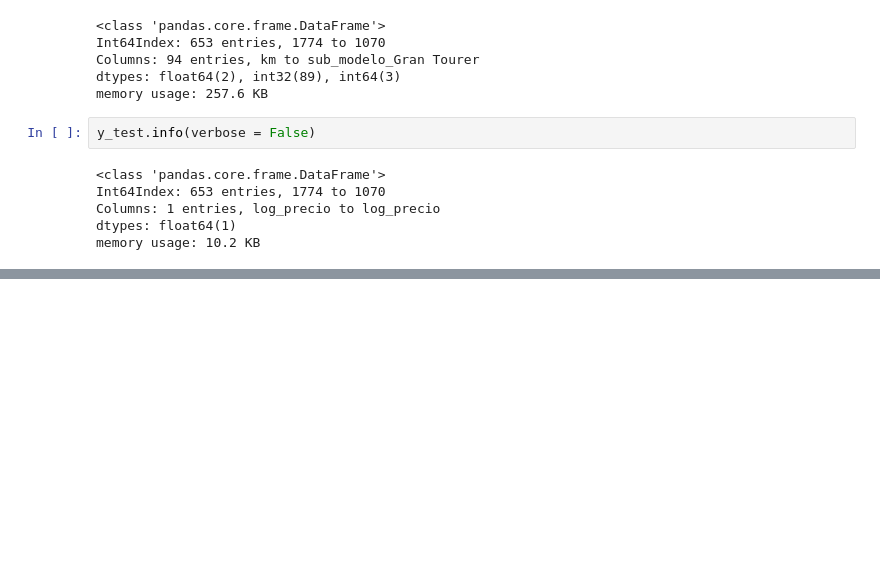
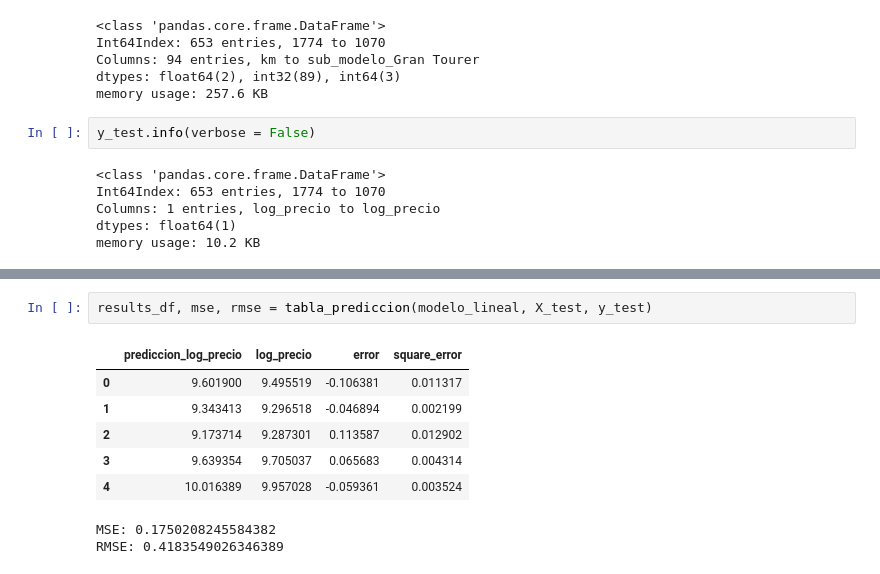
Before and after one commit to Rodrixx05/bmw-pricing, a Jupyter notebook: bmw_pricing_project.ipynb, the cells around one changed output, grey strips where cells are left out. Cells and saved outputs as stored; diff of their text form; blank space fills up the shorter version.

```diff
--- a/bmw_pricing_project.ipynb
+++ b/bmw_pricing_project.ipynb
@@ -1356,0 +1378,11 @@ memory usage: 10.2 KB
+# %%
+results_df, mse, rmse = tabla_prediccion(modelo_lineal, X_test, y_test)
+# %% [output]
+|  | prediccion_log_precio | log_precio | error | square_error |
+| 0 | 9.601900 | 9.495519 | -0.106381 | 0.011317 |
+| 1 | 9.343413 | 9.296518 | -0.046894 | 0.002199 |
+| 2 | 9.173714 | 9.287301 | 0.113587 | 0.012902 |
+| 3 | 9.639354 | 9.705037 | 0.065683 | 0.004314 |
+| 4 | 10.016389 | 9.957028 | -0.059361 | 0.003524 |
+MSE: 0.1750208245584382
+RMSE: 0.4183549026346389
```
Also changed, not shown: parts of 14 cells of this notebook.
